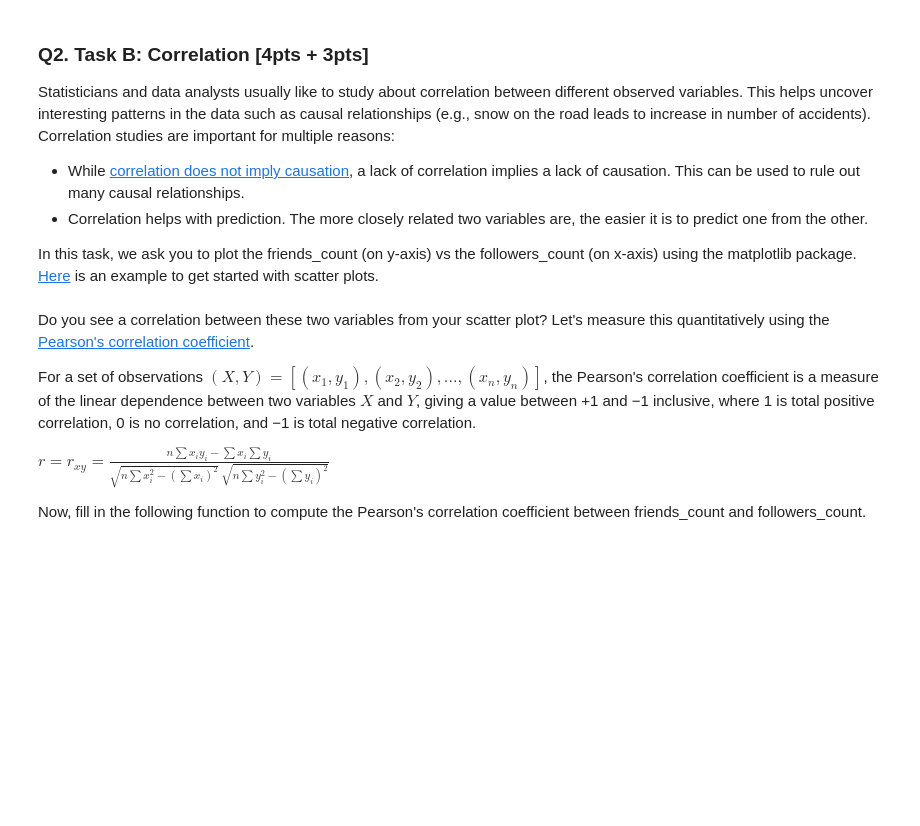
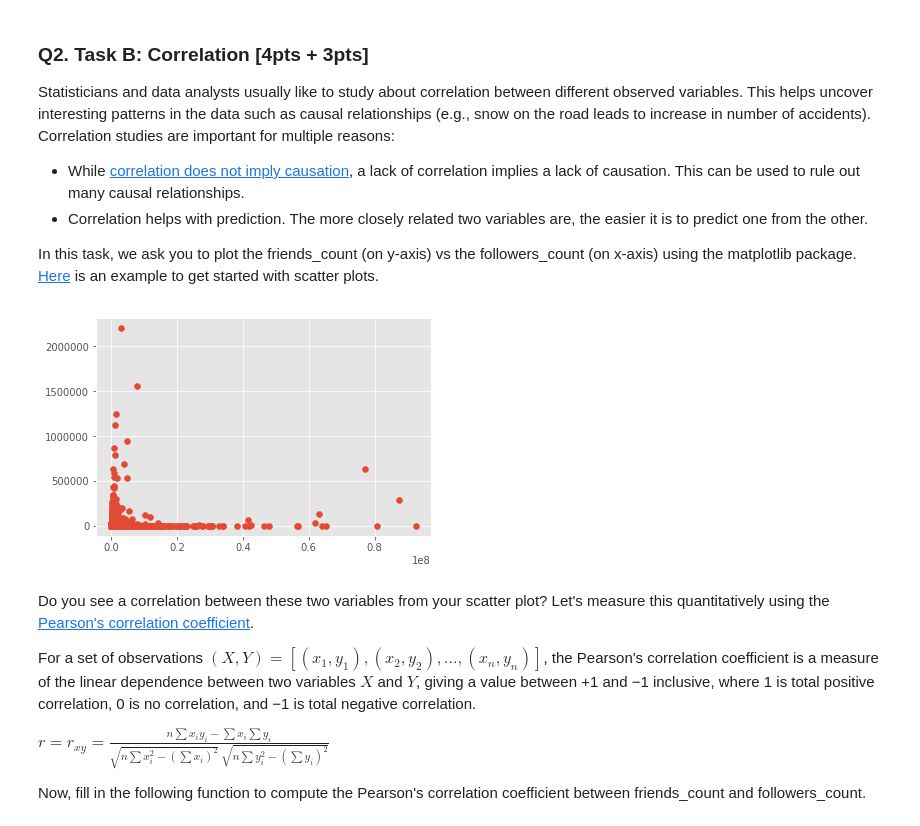
Before and after one commit to kn-neeraj/cmu-practical-datascience-course, a Jupyter notebook: assignment2/handout-2/relational_data.ipynb, the cells around one changed output. Cells and saved outputs as stored; diff of their text form; code cells hidden in the pictures; blank space fills up the shorter version.

```diff
--- a/assignment2/handout-2/relational_data.ipynb
+++ b/assignment2/handout-2/relational_data.ipynb
@@ -239,7 +296,10 @@ def load_twitter_data_pandas(users_filepath, edges_filepath, tweets_filepath):
         (pd.DataFrame, pd.DataFrame, pd.DataFrame) : A tuple of three dataframes, the first one for users,
                                                     the second for edges and the third for tweets.
     """
-    pass
+    users = pd.read_csv(users_filepath)
+    edges = pd.read_csv(edges_filepath)
+    tweets = pd.read_csv(tweets_filepath)
+    return (users, edges, tweets)
 # %% [markdown]
 You can test your function using the following code.
 # %%
@@ -260,18 +338,20 @@ In this task, we ask you to plot the friends_count (on y-axis) vs the followers_
 # %%
 def plot_friends_vs_followers(users_df):
     """ Plots the friends_count (on y-axis) against the followers_count (on x-axis).
     Input:
         users_df (pd.DataFrame) : Dataframe containing Twitter user attributes,
                                     as returned by load_twitter_data_pandas()
     Output:
         (matplotlib.collections.PathCollection) : The object returned by the scatter plot function
     """
-    pass
+    return plt.scatter(users_df['followers_count'], users_df['friends_count'])
 
 # AUTOLAB_IGNORE_START
 p = plot_friends_vs_followers(users_df)
 plt.show()
 # AUTOLAB_IGNORE_STOP
+# %% [output]
+[figure, added]
 # %% [markdown]
 Do you see a correlation between these two variables from your scatter plot? Let's measure this quantitatively using the [Pearson's correlation coefficient](https://en.wikipedia.org/wiki/Pearson_product-moment_correlation_coefficient).
 
```
Also changed, not shown: parts of 8 cells of this notebook.
